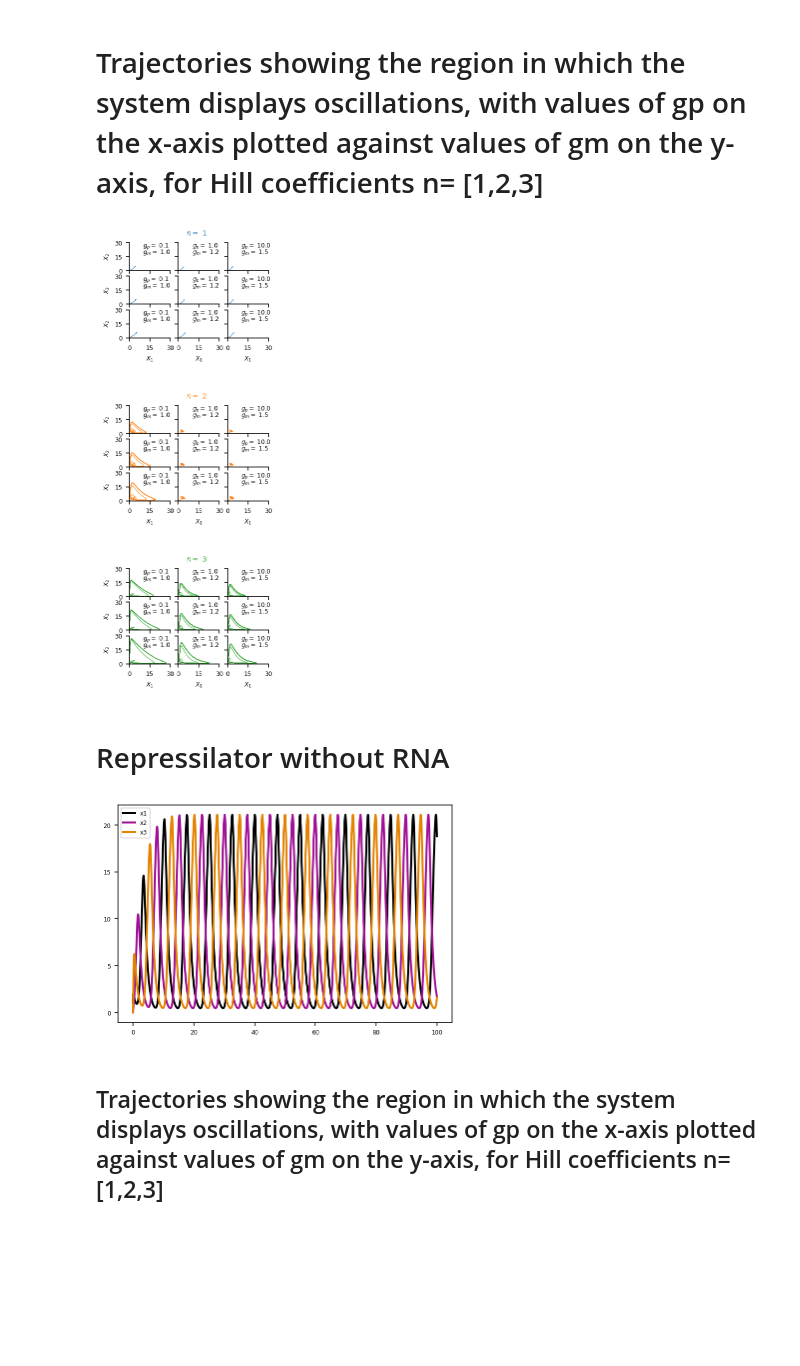
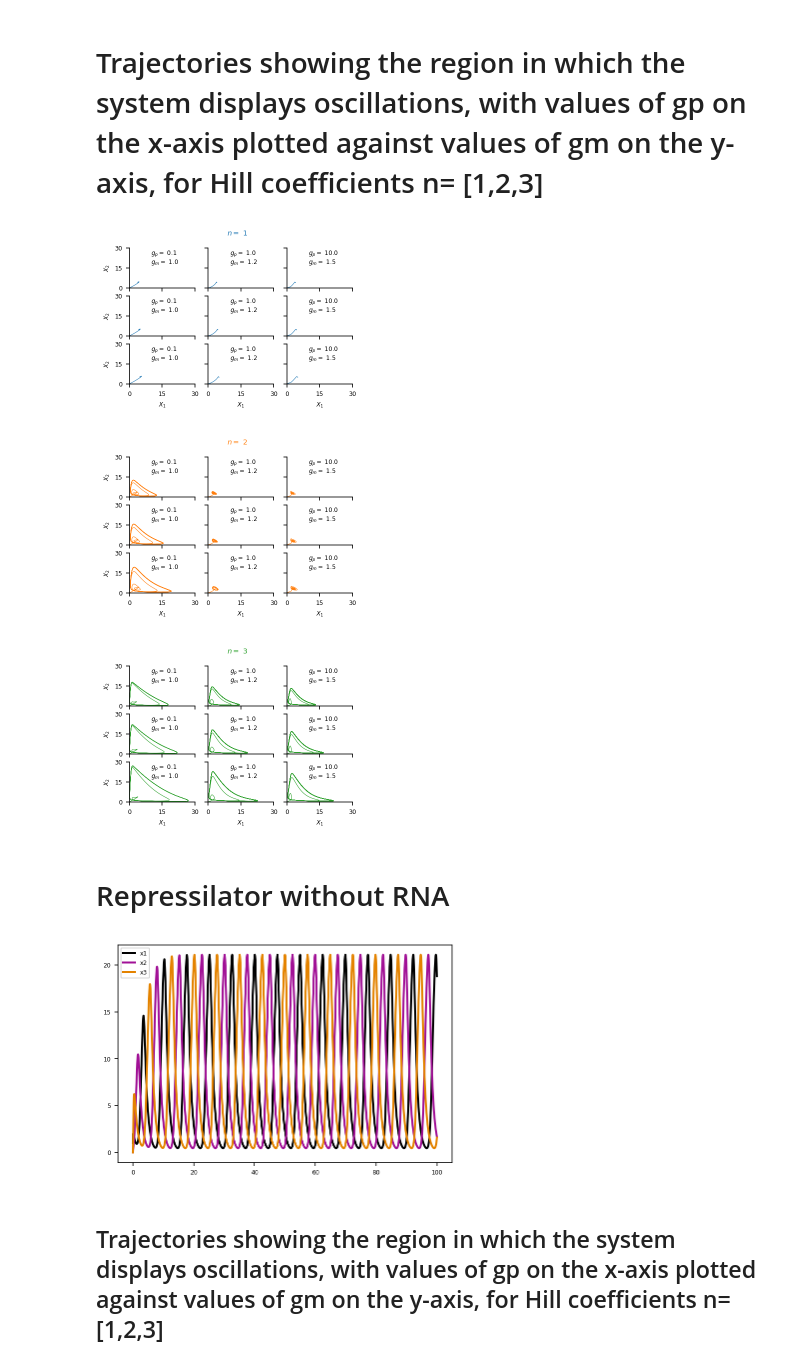
Before and after one commit to mvcortez/stochastic_process_bio, a Jupyter notebook: 4.3/4.3.ipynb, the cells around one changed output. Drawn from its saved outputs; the diff is of its cells as text; code cells hidden in the pictures; blank space fills up the shorter version.

Commit message:
Replaced deprecated properties, fixed figure sizes

```diff
--- a/4.3/4.3.ipynb
+++ b/4.3/4.3.ipynb
@@ -206,7 +204,7 @@ for l in range(len(n)):
         col='C2'
     for i in range(len(log_gm)):
         for j in range(len(log_gp)):
-            repls = HillRepressilator(log_gm[i], log_gp[j], d_m, log_gp[j], n[l], k, y0)
+            repls = HillRepressilator(log_gm[i], log_gp[j], d_m, log_dp[j], n[l], k, y0)
             params = (log_gm[i], log_gp[j], d_m, log_dp[j], n[l], k)
             [tsolve, soln] = HillRepressilator.run(repls, y0, 1000, 1000, params)
             m1, m2, m3, x1, x2, x3 = soln
@@ -214,40 +212,40 @@ for l in range(len(n)):
             repls3x3.append(x3)
 
     fontsiz=6
-    f=plt.figure(figsize=(2.5,1.75))
+    f=plt.figure(figsize=(4,2.5))
     plt.rcParams['font.size'] = fontsiz
     for i in range(9):
         plb.subplot(3,3,i+1)
         plt.xlim([0,30])
         plt.xticks([0,15,30])
         plt.ylim([0,30])
         plt.yticks([0,15,30])
         plt.gca().spines['top'].set_visible(False)
         plt.gca().spines['right'].set_visible(False)
         plt.text(10,25,r'$g_p=$ %1.1f' %(10**log_gp[i%3]))
         plt.text(10,18,r'$g_m=$ %1.1f' %(10**log_gm[i%3]))
         HillRepressilator.plot_phase_diagram(repls, repls3x1[i], repls3x3[i]," ", " ",col)
     ax_list = f.axes
     no_y_list=np.array([1,2,4,5,7,8])
     plt.suptitle(r'$n=$ %d' %(n[l]),color=col)
     for i in range(6):
         ax_list[i].set_xticklabels([])
         ax_list[no_y_list[i]].set_yticklabels([])
     x_list=np.array([6,7,8])
     y_list=np.array([0,3,6])
     for i in range(3):
         ax_list[x_list[i]].set_xlabel(r'$X_1$')
         ax_list[y_list[i]].set_ylabel(r'$X_2$')
     if n[l]==1:
         f.savefig('4.3.oscillations_n1.jpg', format='jpg', dpi=500,bbox_inches="tight")
     elif n[l]==2:
         f.savefig('4.3.oscillations_n2.jpg', format='jpg', dpi=500,bbox_inches="tight")
     else:
         f.savefig('4.3.oscillations_n3.jpg', format='jpg', dpi=500,bbox_inches="tight")
 # %% [output]
-[figure, old version]
+[figure, new version]
-[figure, old version]
+[figure, new version]
-[figure, old version]
+[figure, new version]
 # %% [markdown]
 # Repressilator without RNA
 # %%
@@ -353,7 +351,7 @@ params = (log_gp,log_gm, log_dp,d_m, n, k)
 [tsolve, soln] = HillRepressilatorX.run(replsX, y0, 100, 10000, params)
 HillRepressilatorX.plot(replsX, tsolve, soln)
 # %% [output]
-[figure, old version]
+[figure, new version]
 # %% [markdown]
 ## Trajectories showing the region in which the system displays oscillations, with values of gp on the x-axis plotted against values of gm on the y-axis, for Hill coefficients n= [1,2,3]
 # %%
```
Also changed, not shown: parts of 3 cells of this notebook, 6 other files.
